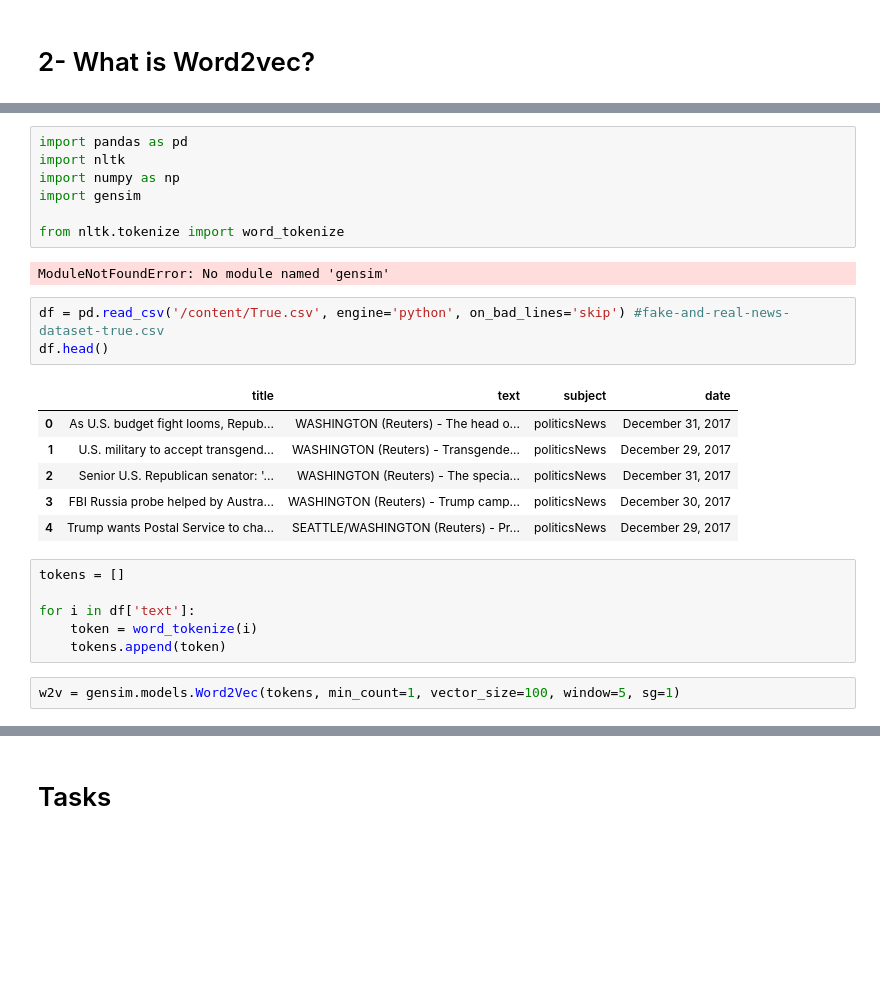
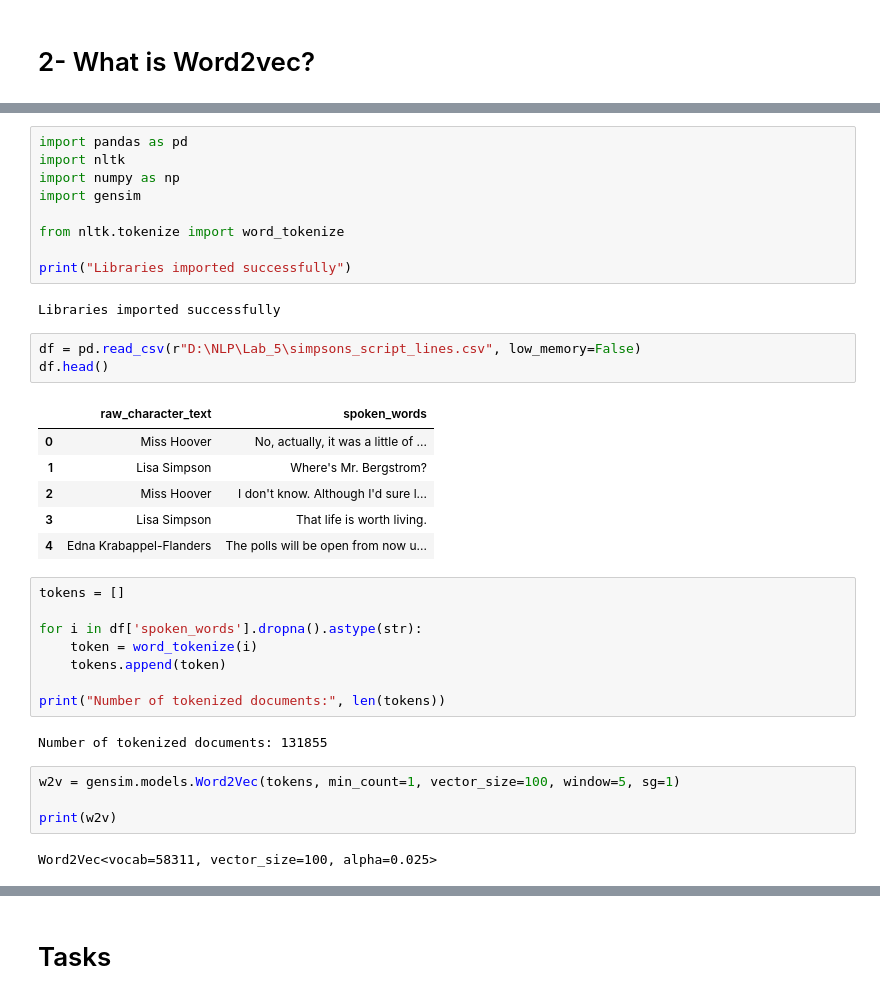
Before and after one commit to Fawaz-Alshahrani/NLP, a Jupyter notebook: Lab_5/Lab5_Text_Representation-2.ipynb, the cells around one changed output, grey strips where cells are left out. Saved outputs shown, nothing was run; the diff lists cells and outputs as text; blank space fills up the shorter version.

```diff
--- a/Lab_5/Lab5_Text_Representation-2.ipynb
+++ b/Lab_5/Lab5_Text_Representation-2.ipynb
@@ -118,26 +158,36 @@ import numpy as np
 import gensim
 
 from nltk.tokenize import word_tokenize
+
+print("Libraries imported successfully")
 # %% [output]
-ModuleNotFoundError: No module named 'gensim'
+Libraries imported successfully
 # %%
-df = pd.read_csv('/content/True.csv', engine='python', on_bad_lines='skip') #fake-and-real-news-dataset-true.csv
+df = pd.read_csv(r"D:\NLP\Lab_5\simpsons_script_lines.csv", low_memory=False)
 df.head()
 # %% [output]
-|  | title | text | subject | date |
-| 0 | As U.S. budget fight looms, Repub... | WASHINGTON (Reuters) - The head o... | politicsNews | December 31, 2017 |
-| 1 | U.S. military to accept transgend... | WASHINGTON (Reuters) - Transgende... | politicsNews | December 29, 2017 |
-| 2 | Senior U.S. Republican senator: '... | WASHINGTON (Reuters) - The specia... | politicsNews | December 31, 2017 |
-| 3 | FBI Russia probe helped by Austra... | WASHINGTON (Reuters) - Trump camp... | politicsNews | December 30, 2017 |
-| 4 | Trump wants Postal Service to cha... | SEATTLE/WASHINGTON (Reuters) - Pr... | politicsNews | December 29, 2017 |
+|  | raw_character_text | spoken_words |
+| 0 | Miss Hoover | No, actually, it was a little of ... |
+| 1 | Lisa Simpson | Where's Mr. Bergstrom? |
+| 2 | Miss Hoover | I don't know. Although I'd sure l... |
+| 3 | Lisa Simpson | That life is worth living. |
+| 4 | Edna Krabappel-Flanders | The polls will be open from now u... |
 # %%
 tokens = []
 
-for i in df['text']:
+for i in df['spoken_words'].dropna().astype(str):
     token = word_tokenize(i)
     tokens.append(token)
+
+print("Number of tokenized documents:", len(tokens))
+# %% [output]
+Number of tokenized documents: 131855
 # %%
 w2v = gensim.models.Word2Vec(tokens, min_count=1, vector_size=100, window=5, sg=1)
+
+print(w2v)
+# %% [output]
+Word2Vec<vocab=58311, vector_size=100, alpha=0.025>
 # %%
 print("Cosine similarity between 'provide' and 'program' - Skip Gram : ",w2v.wv.similarity('provide', 'program'))
 # %% [output]
```
Also changed, not shown: parts of 11 cells of this notebook.
